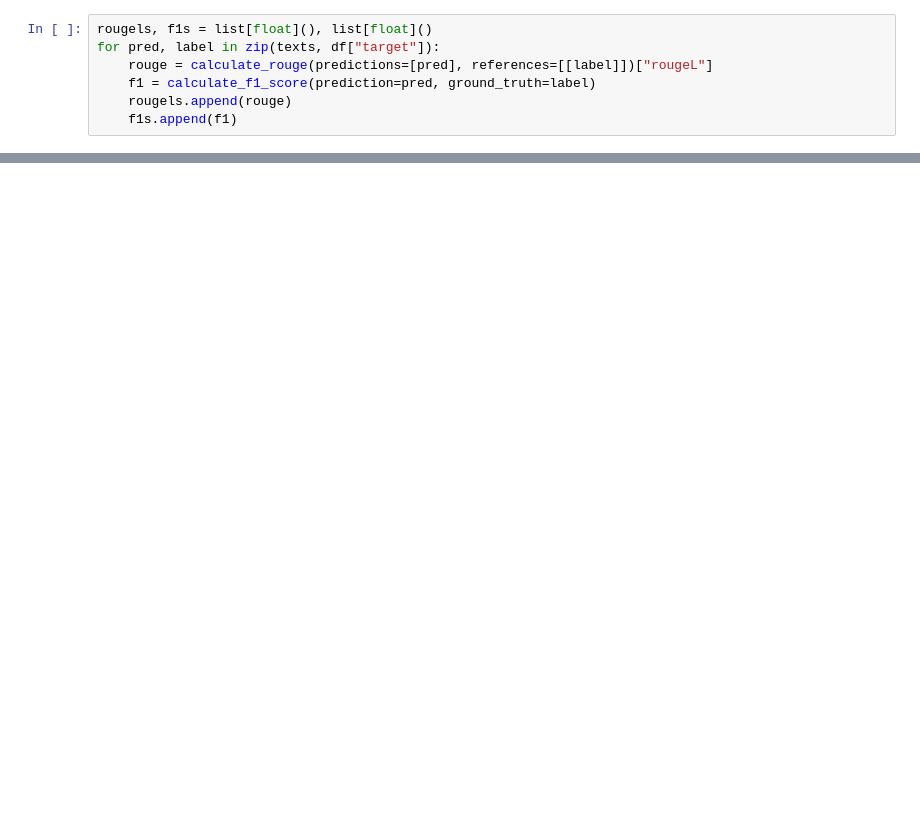
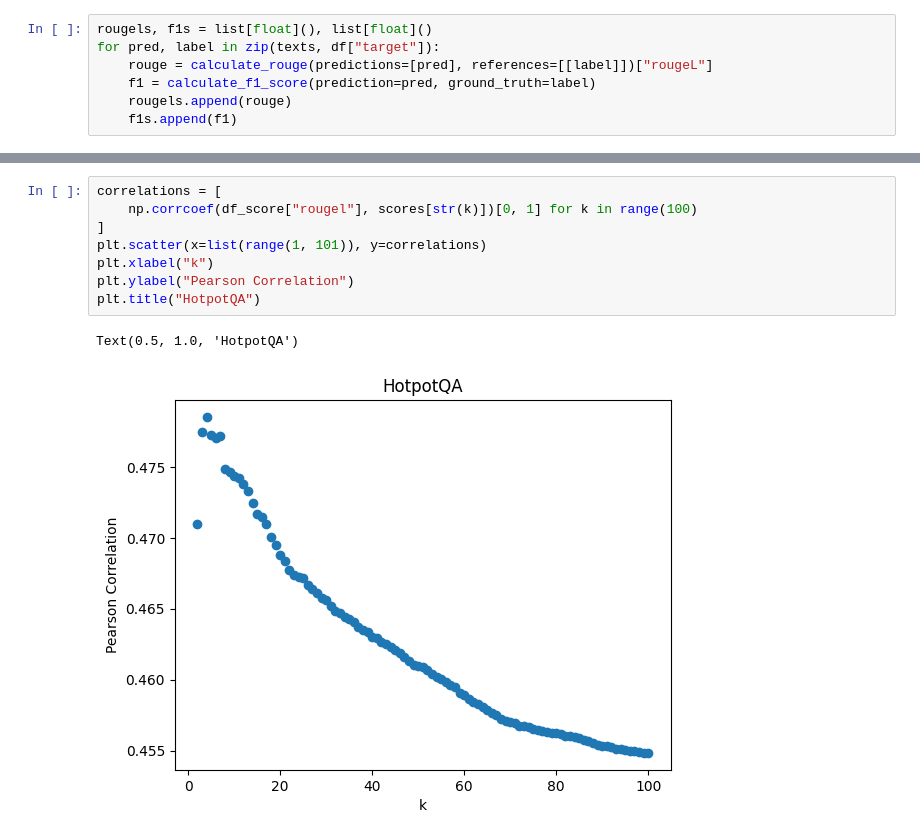
Before and after one commit to ljyflores/calibrated-confidence-for-nlg, a Jupyter notebook: analysis_hotpotqa.ipynb, the cells around one changed output, grey strips where cells are left out. Saved outputs shown, nothing was run; the diff lists cells and outputs as text; blank space fills up the shorter version.

```diff
--- a/analysis_hotpotqa.ipynb
+++ b/analysis_hotpotqa.ipynb
@@ -60,0 +64,11 @@ Text(0, 0.5, 'F1')
+# %%
+correlations = [
+    np.corrcoef(df_score["rougel"], scores[str(k)])[0, 1] for k in range(100)
+]
+plt.scatter(x=list(range(1, 101)), y=correlations)
+plt.xlabel("k")
+plt.ylabel("Pearson Correlation")
+plt.title("HotpotQA")
+# %% [output]
+Text(0.5, 1.0, 'HotpotQA')
+[figure, added]
```
Also changed, not shown: parts of 7 cells of this notebook, 9 other files.
